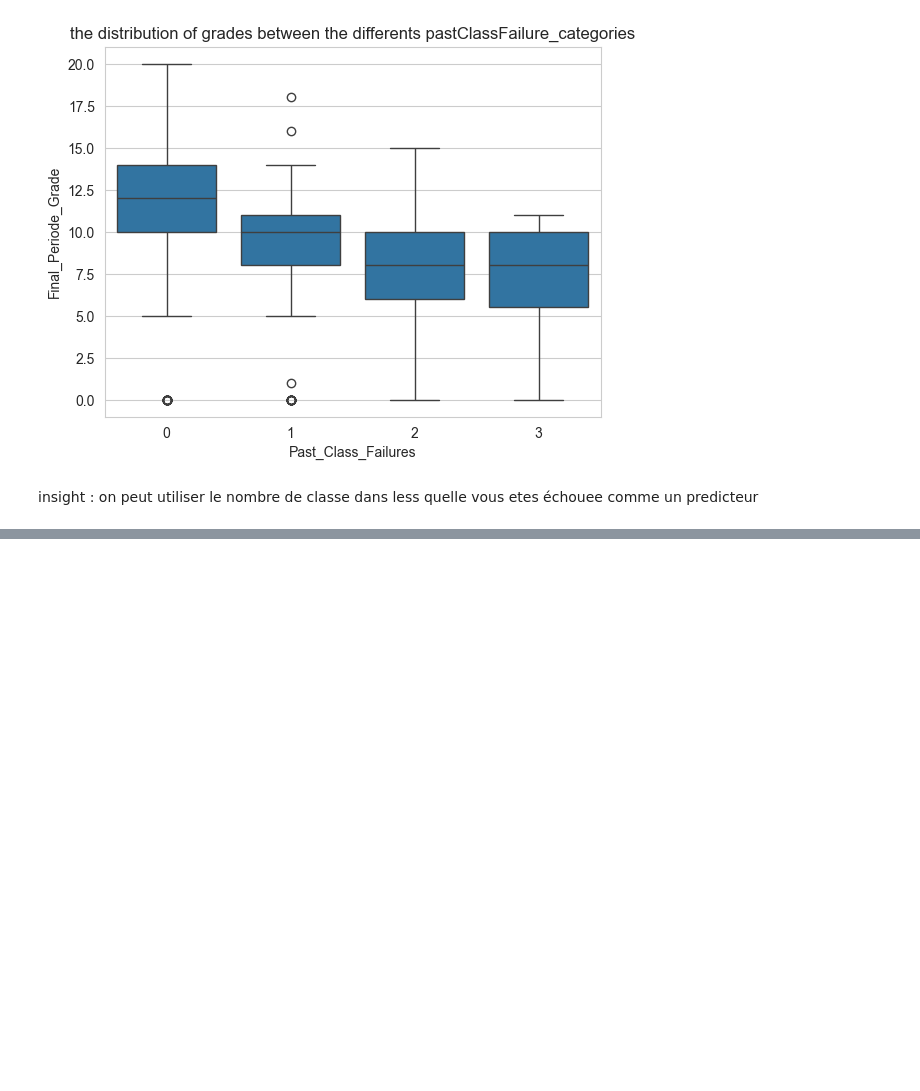
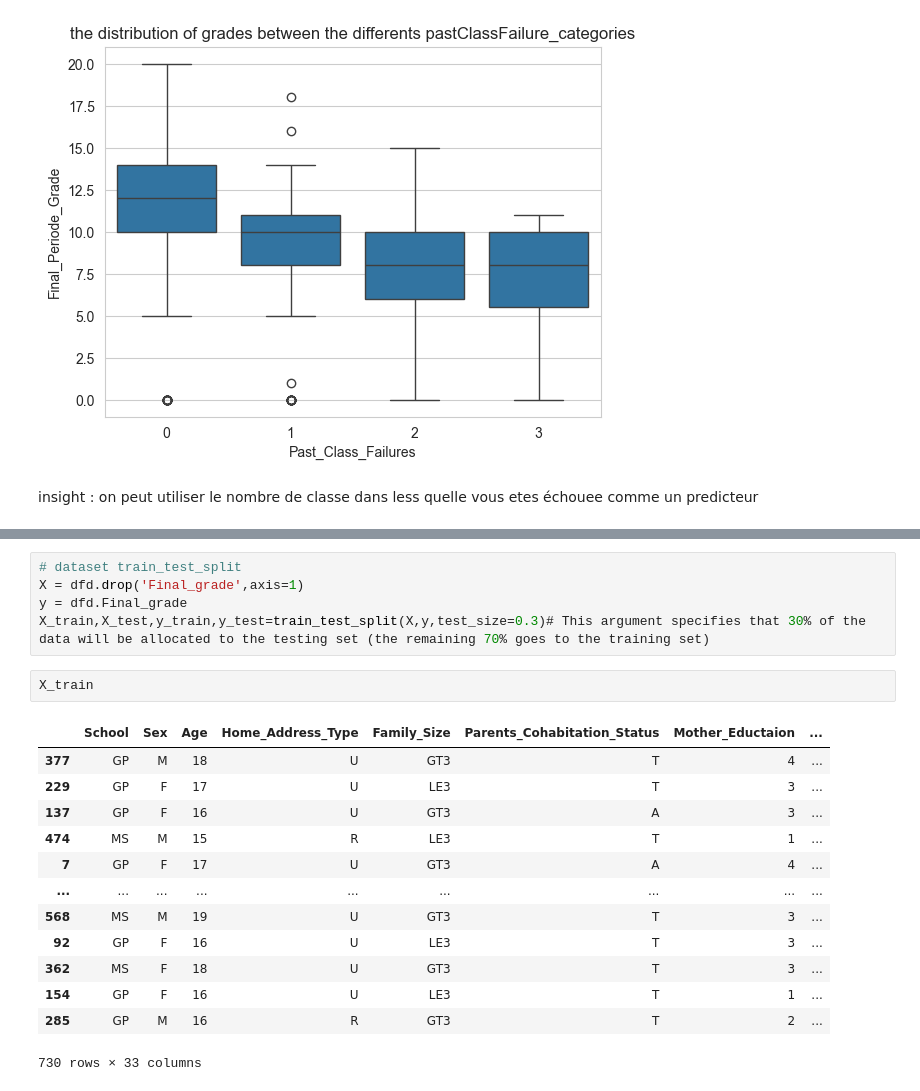
Before and after one commit to AyoubSamy/performance_student_analysis_project, a Jupyter notebook: notebook/notbook1.ipynb, the cells around one changed output, grey strips where cells are left out. Cells and saved outputs as stored; diff of their text form; blank space fills up the shorter version.

```diff
--- a/notebook/notbook1.ipynb
+++ b/notebook/notbook1.ipynb
@@ -401,0 +438,21 @@ insight : on peut utiliser le nombre de classe dans less quelle vous etes échou
+# %%
+# dataset train_test_split
+X = dfd.drop('Final_grade',axis=1)
+y = dfd.Final_grade
+X_train,X_test,y_train,y_test=train_test_split(X,y,test_size=0.3)# This argument specifies that 30% of the data will be allocated to the testing set (the remaining 70% goes to the training set)
+# %%
+X_train
+# %% [output]
+|  | School | Sex | Age | Home_Address_Type | Family_Size | Parents_Cohabitation_Status | Mother_Eductaion | ... |
+| 377 | GP | M | 18 | U | GT3 | T | 4 | ... |
+| 229 | GP | F | 17 | U | LE3 | T | 3 | ... |
+| 137 | GP | F | 16 | U | GT3 | A | 3 | ... |
+| 474 | MS | M | 15 | R | LE3 | T | 1 | ... |
+| 7 | GP | F | 17 | U | GT3 | A | 4 | ... |
+| ... | ... | ... | ... | ... | ... | ... | ... | ... |
+| 568 | MS | M | 19 | U | GT3 | T | 3 | ... |
+| 92 | GP | F | 16 | U | LE3 | T | 3 | ... |
+| 362 | MS | F | 18 | U | GT3 | T | 3 | ... |
+| 154 | GP | F | 16 | U | LE3 | T | 1 | ... |
+| 285 | GP | M | 16 | R | GT3 | T | 2 | ... |
+730 rows × 33 columns
```
Also changed, not shown: parts of 11 cells of this notebook, 1 other file.
